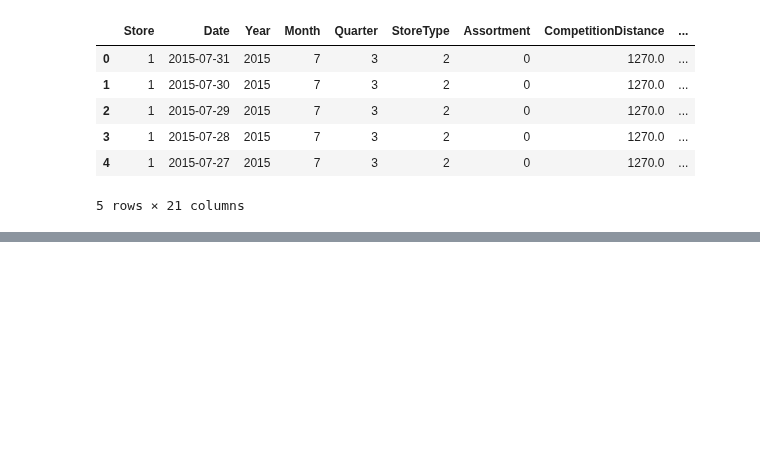
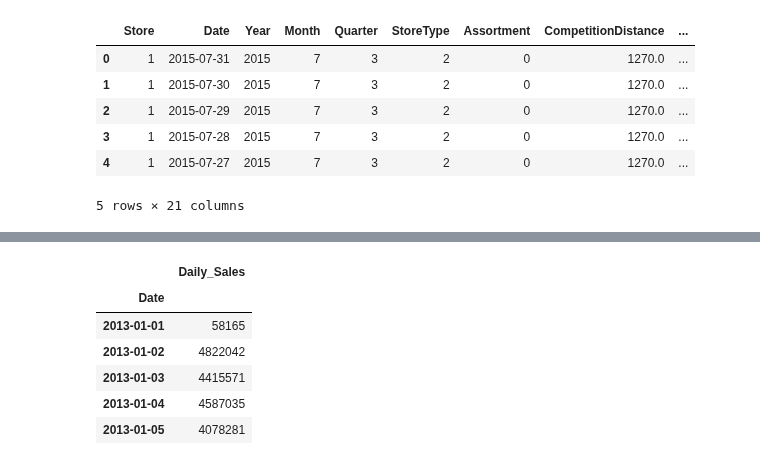
Before and after one commit to lady-h-world/My_Garden, a Jupyter notebook: code/crystal_ball/data_collector/generate_sales.ipynb, the cells around one changed output, grey strips where cells are left out. Cells and saved outputs as stored; diff of their text form; code cells hidden in the pictures; blank space fills up the shorter version.

```diff
--- a/code/crystal_ball/data_collector/generate_sales.ipynb
+++ b/code/crystal_ball/data_collector/generate_sales.ipynb
@@ -117,0 +169,12 @@ store_sales_df.to_pickle('structured_data/sales.pkl')
+# %%
+ts_df = ts_df.set_index('Date')
+
+ts_df.head()
+# %% [output]
+|  | Daily_Sales |
+| Date |  |
+| 2013-01-01 | 58165 |
+| 2013-01-02 | 4822042 |
+| 2013-01-03 | 4415571 |
+| 2013-01-04 | 4587035 |
+| 2013-01-05 | 4078281 |
```
Also changed, not shown: parts of 8 cells of this notebook, 3 other files.
